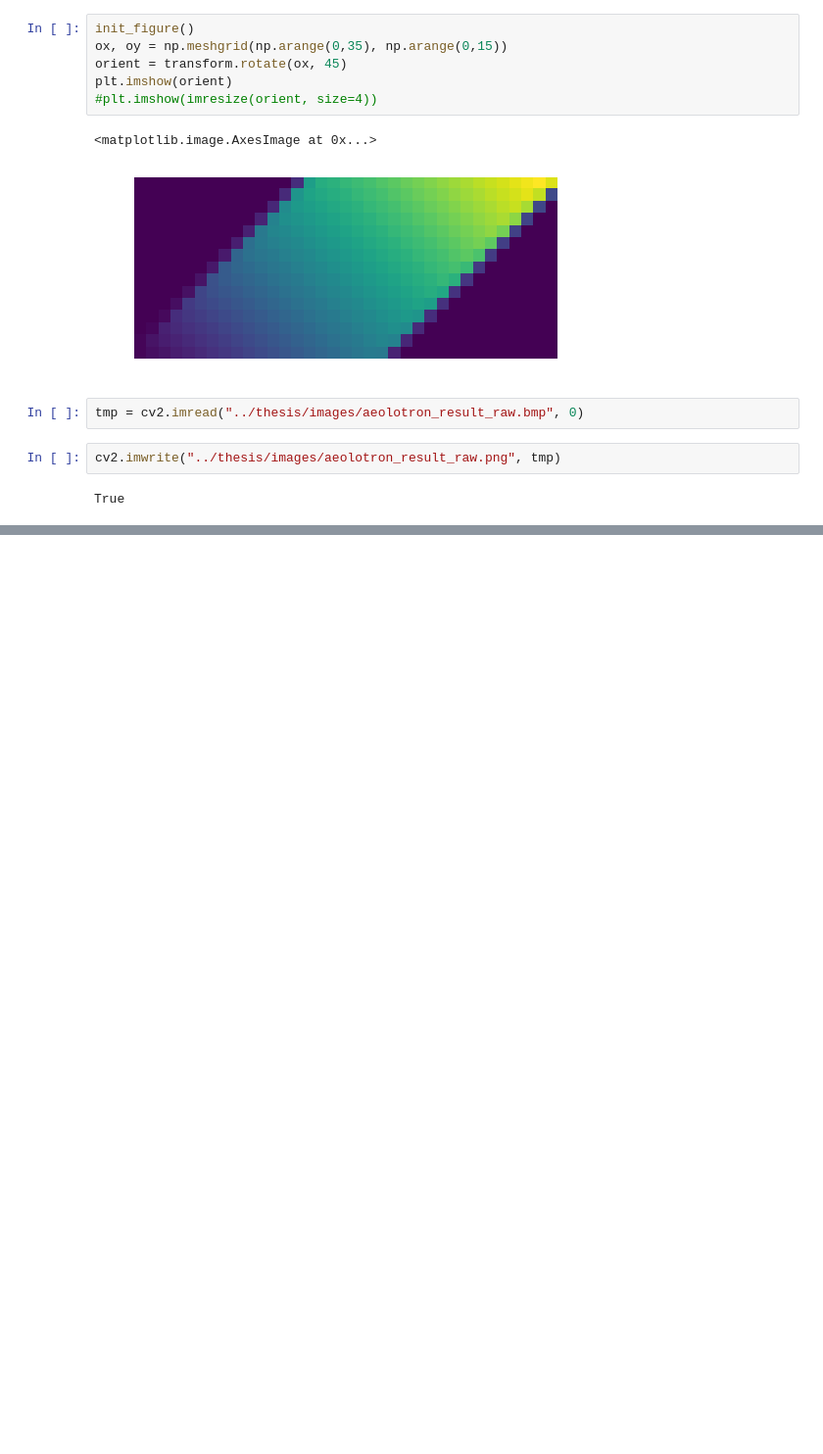
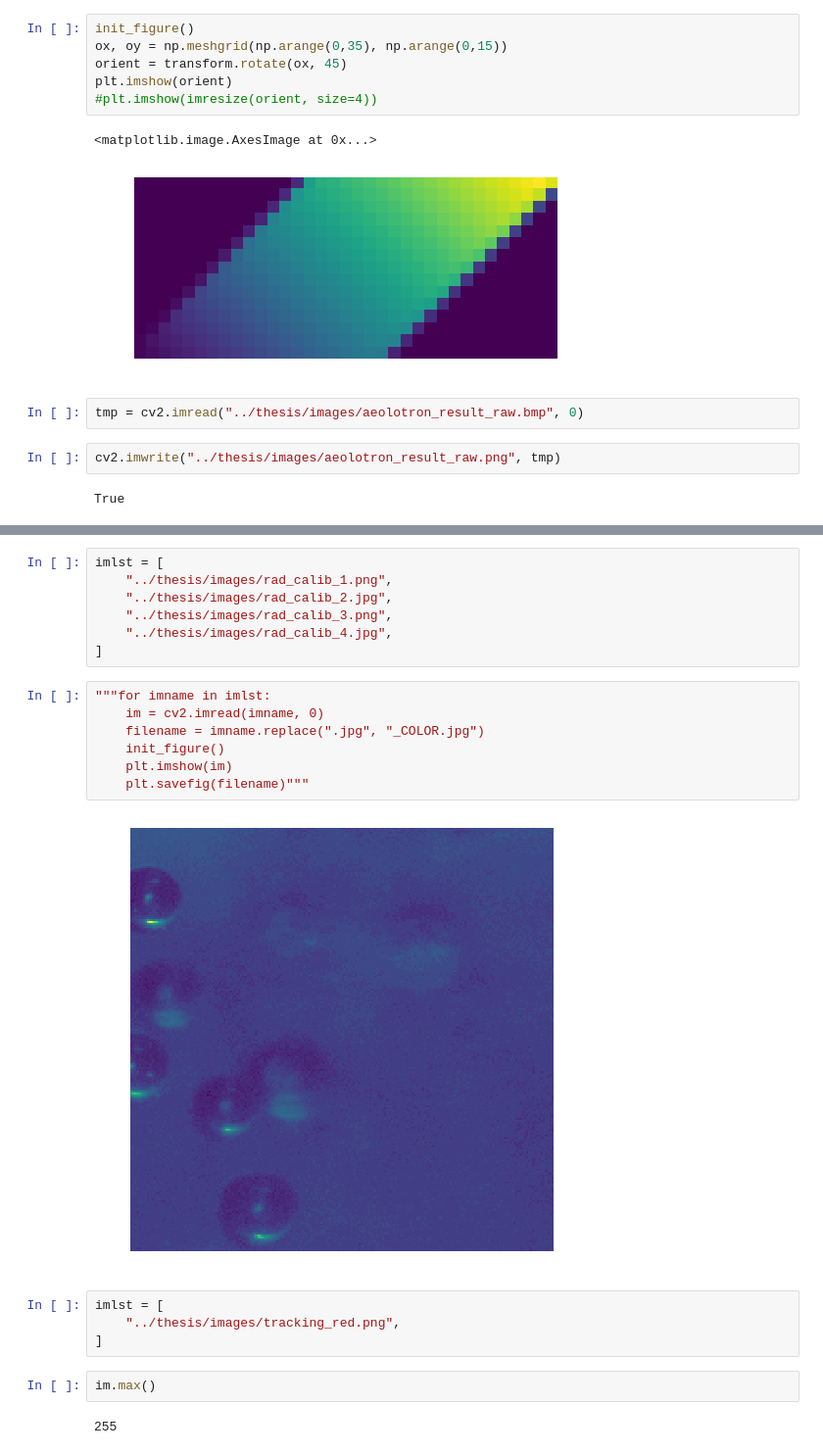
Before and after one commit to zazizizou/gradient_ansatz, a Jupyter notebook: thesis_graphsand_figures.ipynb, the cells around one changed output, grey strips where cells are left out. Shown at 98% size. Saved outputs shown, nothing was run; the diff lists cells and outputs as text; blank space fills up the shorter version.

```diff
--- a/thesis_graphsand_figures.ipynb
+++ b/thesis_graphsand_figures.ipynb
@@ -641,0 +667,24 @@ True
+# %%
+imlst = [
+    "../thesis/images/rad_calib_1.png",
+    "../thesis/images/rad_calib_2.jpg",
+    "../thesis/images/rad_calib_3.png",
+    "../thesis/images/rad_calib_4.jpg",
+]
+# %%
+"""for imname in imlst:
+    im = cv2.imread(imname, 0)
+    filename = imname.replace(".jpg", "_COLOR.jpg")
+    init_figure()
+    plt.imshow(im)
+    plt.savefig(filename)"""
+# %% [output]
+[figure, added]
+# %%
+imlst = [
+    "../thesis/images/tracking_red.png",
+]
+# %%
+im.max()
+# %% [output]
+255
```
Also changed, not shown: parts of 6 cells of this notebook, 1 other file.
